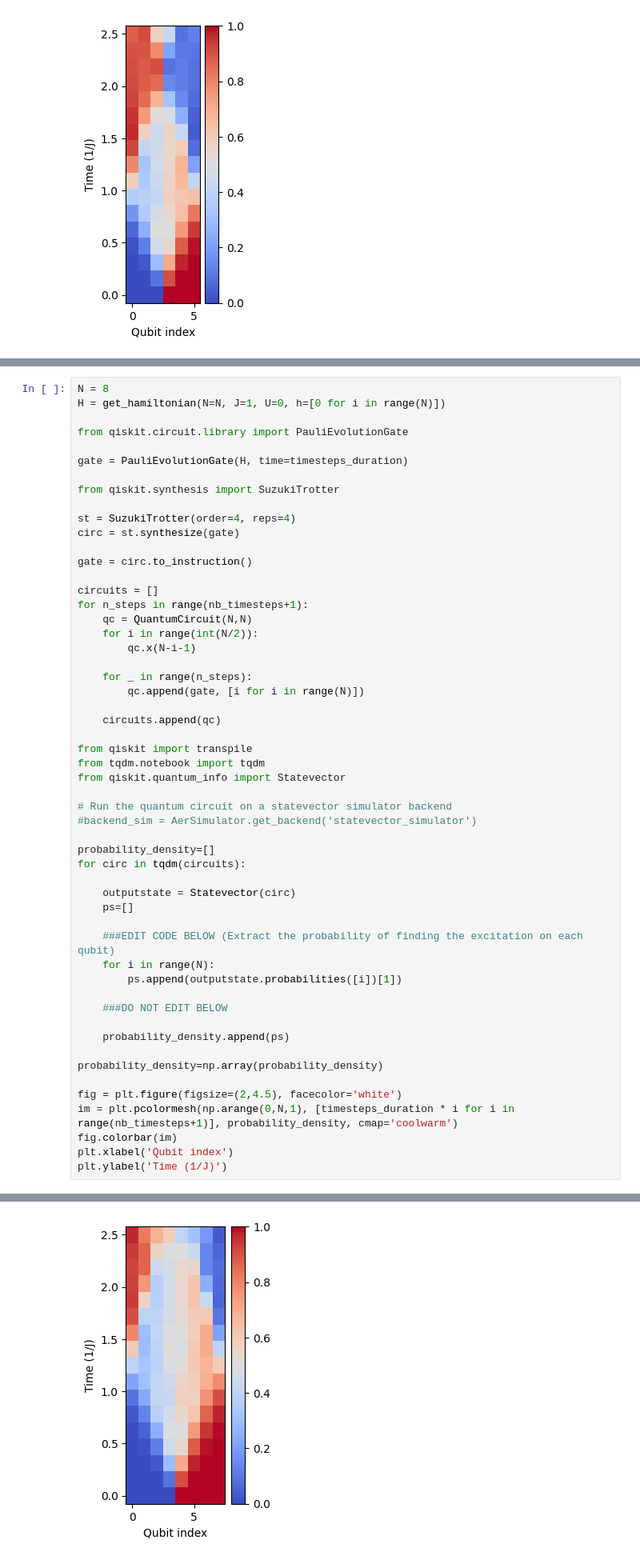
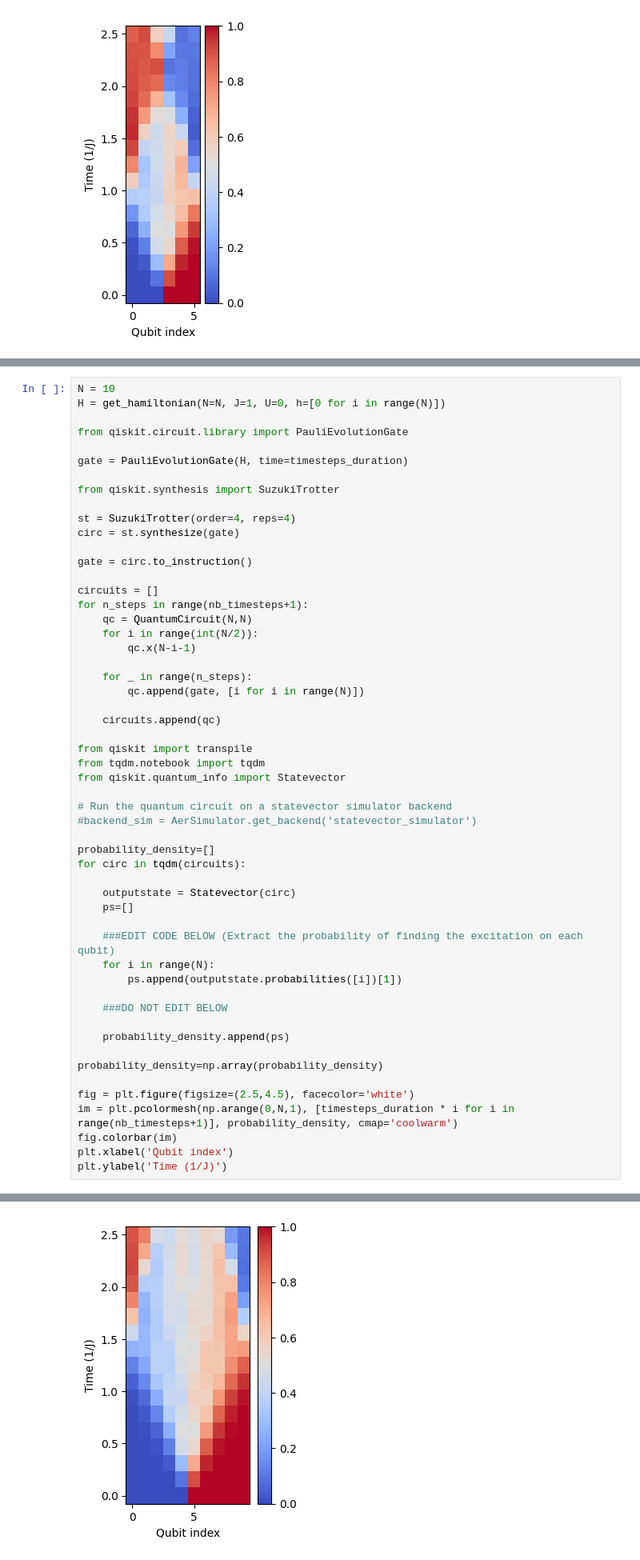
Before and after one commit to syralie/qsim-condensed-matter, a Jupyter notebook: first_paper_trial.ipynb, the cells around one changed output, grey strips where cells are left out. Shown at 80% size. Cells and saved outputs as stored; diff of their text form.

```diff
--- a/first_paper_trial.ipynb
+++ b/first_paper_trial.ipynb
@@ -98,5 +152,5 @@ Text(0, 0.5, 'Time (1/J)')
 # %%
-N = 8
+N = 10
 H = get_hamiltonian(N=N, J=1, U=0, h=[0 for i in range(N)])
 
 from qiskit.circuit.library import PauliEvolutionGate
@@ -123,35 +177,35 @@ for n_steps in range(nb_timesteps+1):
 
 from qiskit import transpile
 from tqdm.notebook import tqdm
 from qiskit.quantum_info import Statevector
 
 # Run the quantum circuit on a statevector simulator backend
 #backend_sim = AerSimulator.get_backend('statevector_simulator')
 
 probability_density=[]
 for circ in tqdm(circuits):
 
     outputstate = Statevector(circ)
     ps=[]
 
     ###EDIT CODE BELOW (Extract the probability of finding the excitation on each qubit)
     for i in range(N):
         ps.append(outputstate.probabilities([i])[1])
 
     ###DO NOT EDIT BELOW
 
     probability_density.append(ps)
 
 probability_density=np.array(probability_density)
 
-fig = plt.figure(figsize=(2,4.5), facecolor='white')
+fig = plt.figure(figsize=(2.5,4.5), facecolor='white')
 im = plt.pcolormesh(np.arange(0,N,1), [timesteps_duration * i for i in range(nb_timesteps+1)], probability_density, cmap='coolwarm')
 fig.colorbar(im)
 plt.xlabel('Qubit index')
 plt.ylabel('Time (1/J)')
 # %% [output]
 Text(0, 0.5, 'Time (1/J)')
-[figure, old version]
+[figure, new version]
 # %%
 
 magnetization_op_3 = SparsePauliOp.from_sparse_list(
```
Also changed, not shown: parts of 1 cell of this notebook.
